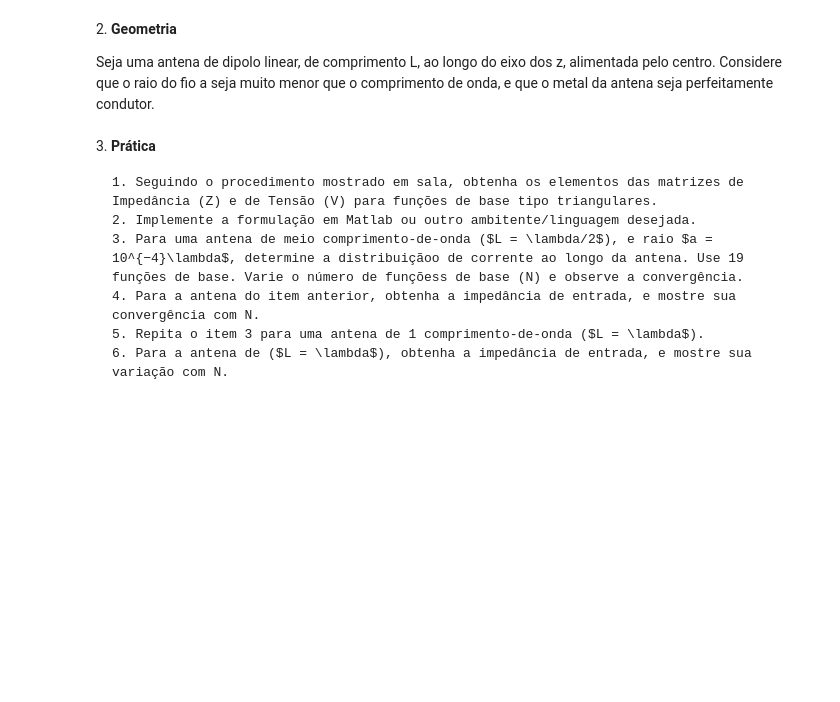
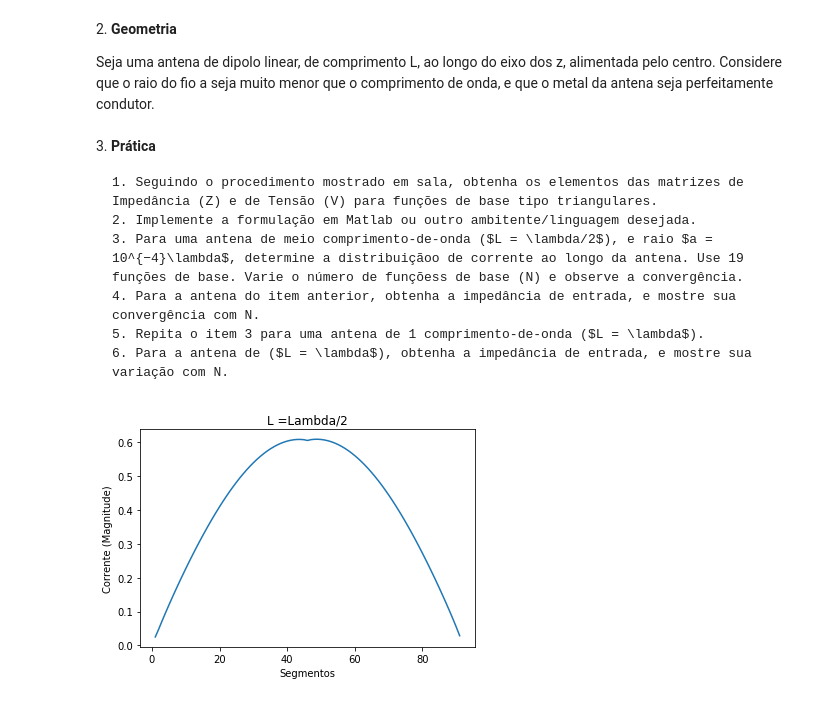
Before and after one commit to arma29/Antenas, a Jupyter notebook: Lista_3/MoM_Test.ipynb, the cells around one changed output. Cells and saved outputs as stored; diff of their text form; code cells hidden in the pictures; blank space fills up the shorter version.

```diff
--- a/Lista_3/MoM_Test.ipynb
+++ b/Lista_3/MoM_Test.ipynb
@@ -112 +116,5 @@ def plotIxZ(L,N,a):
+# %%
+Zinv, Vin, Imn, Imnaux = plotIxZ(Lambda/2, 91 , Lambda*(10**(-4)), 1, "Lambda/2")
+# %% [output]
+[figure, added]
 # %%
```
Also changed, not shown: parts of 11 cells of this notebook.
